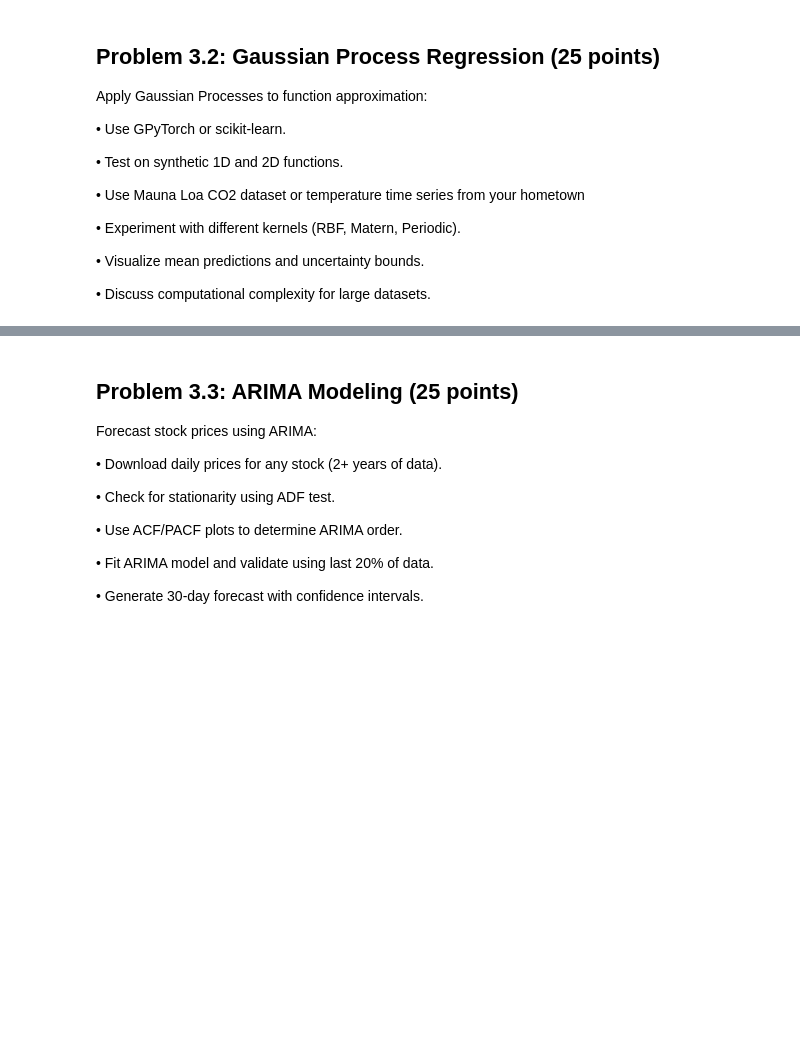
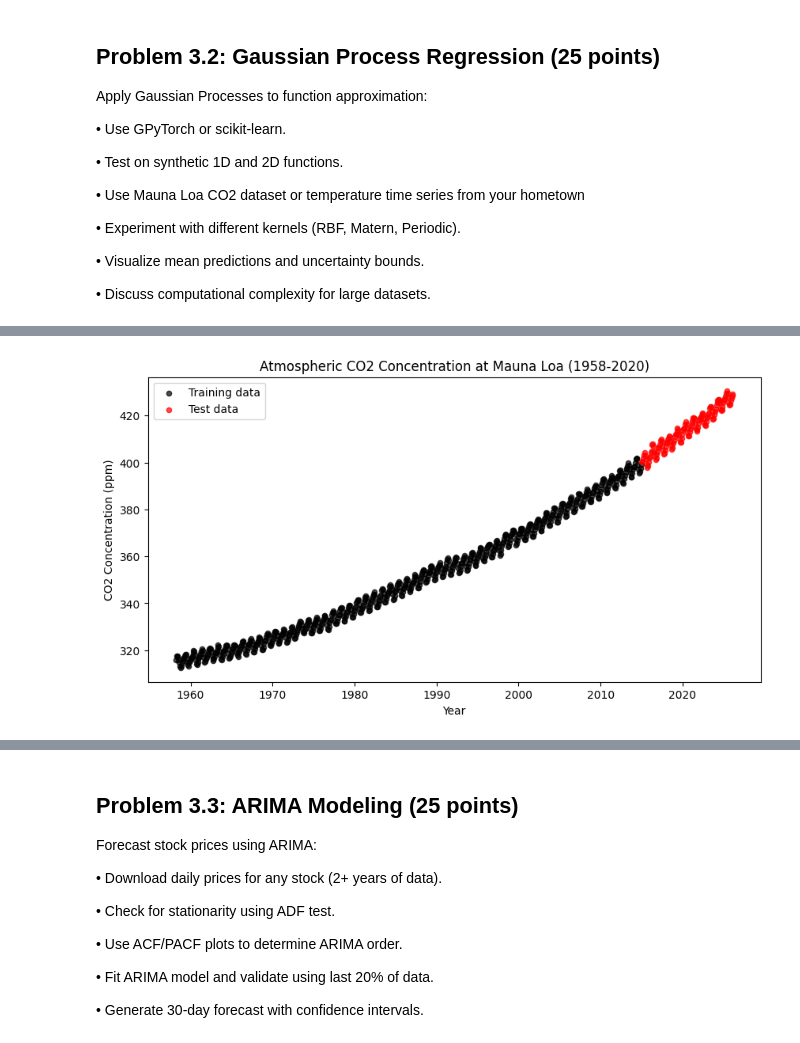
Before and after one commit to tomaszsrebniak/ML_for_data_analytics, a Jupyter notebook: Assignment3/List3.ipynb, the cells around one changed output, grey strips where cells are left out. Saved outputs shown, nothing was run; the diff lists cells and outputs as text; code cells hidden in the pictures; blank space fills up the shorter version.

```diff
--- a/Assignment3/List3.ipynb
+++ b/Assignment3/List3.ipynb
@@ -237,0 +345,14 @@ Apply Gaussian Processes to function approximation:
+# %%
+co2 = pd.read_csv("data/co2_mm_mlo.csv")
+
+x = co2['decimal date'].values
+y = co2['average'].values
+
+train_idx = (x >= 1958) & (x < 2015)
+
+x_train = x[train_idx]
+y_train = y[train_idx]
+x_test = x[~train_idx]
+y_test = y[~train_idx]
+
+co2.head()
@@ -237,0 +366,11 @@ Apply Gaussian Processes to function approximation:
+# %%
+plt.figure(figsize=(10, 5))
+plt.scatter(x_train, y_train, s=20, alpha=0.7, color='black', label='Training data')
+plt.scatter(x_test, y_test, s=20, alpha=0.7, color='red', label='Test data')
+plt.title('Atmospheric CO2 Concentration at Mauna Loa (1958-2020)')
+plt.xlabel('Year')
+plt.ylabel('CO2 Concentration (ppm)')
+plt.legend()
+plt.show()
+# %% [output]
+[figure, added]
```
Also changed, not shown: parts of 20 cells of this notebook, 2 other files.
